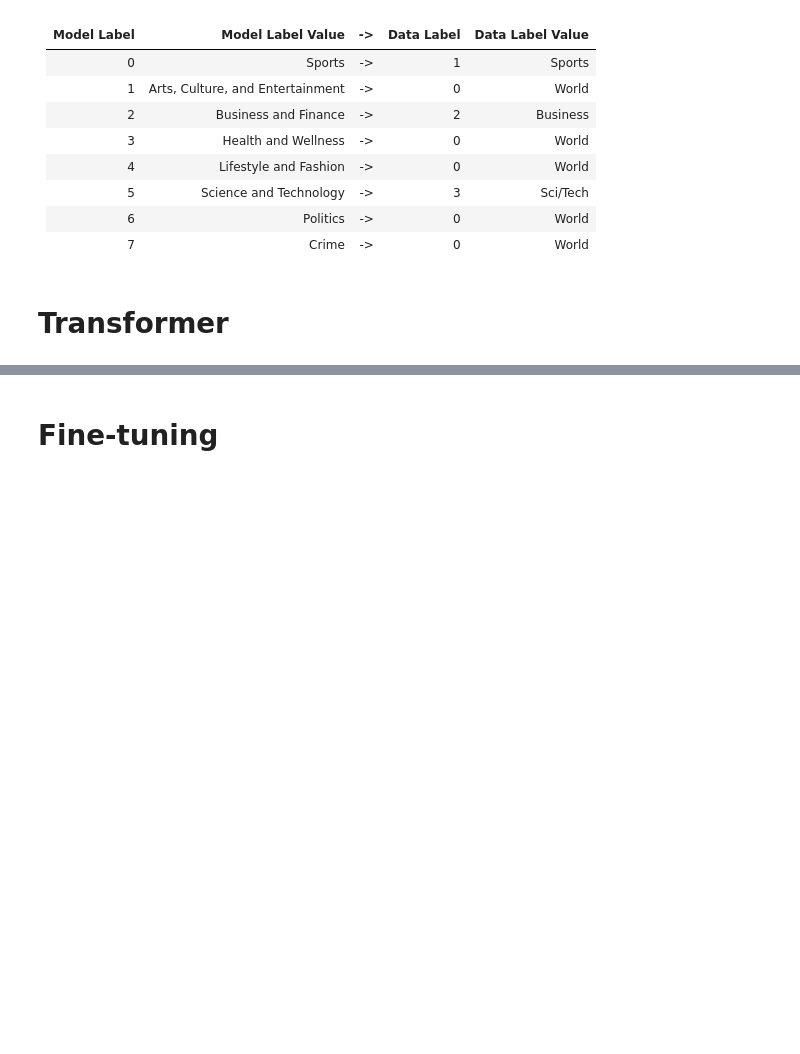
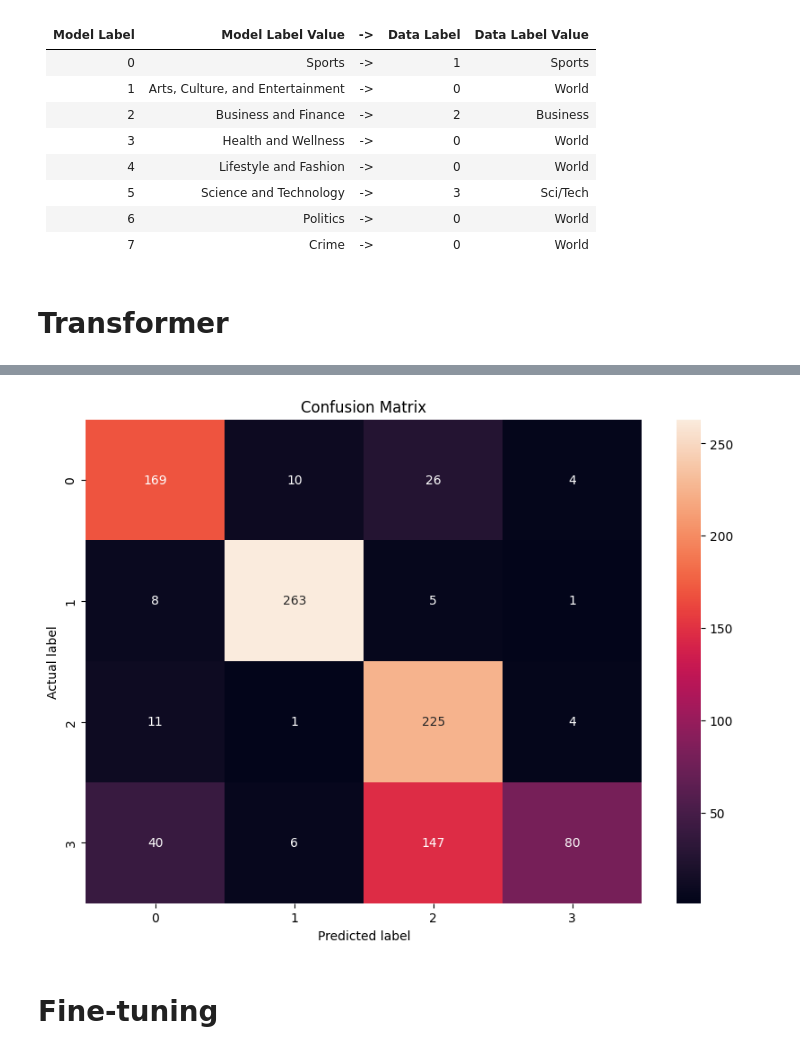
Before and after one commit to LCS-FS/NLP, a Jupyter notebook: assign2/roberta-base_topic_classification_nyt_news.ipynb, the cells around one changed output, grey strips where cells are left out. Drawn from its saved outputs; the diff is of its cells as text; code cells hidden in the pictures; blank space fills up the shorter version.

```diff
--- a/assign2/roberta-base_topic_classification_nyt_news.ipynb
+++ b/assign2/roberta-base_topic_classification_nyt_news.ipynb
@@ -31,7 +13,7 @@ Successfully installed aiohttp-3.9.5 aiosignal-1.3.1 datasets-2.19.0 dill-0.3.8
 # %%
 import pandas as pd
 
-data = pd.read_csv("../assign1/datasets/small_data_sample.csv")
+data = pd.read_csv("dataset/small_data_sample.csv")
 data
 # %% [output]
 |  | text | label |
@@ -56,16 +38,16 @@ dataset_hf = Dataset.from_pandas(data)
 # %%
 from datasets import DatasetDict
 
-# 90% train, 10% test+validation
-train_test = dataset_hf.train_test_split(test_size=0.1)
+# 80% train + validation, 20% test
+train_test = dataset_hf.train_test_split(test_size=0.2, seed=42)
 
-# Split the 10% test+validation set in half test, half validation
-valid_test = train_test['test'].train_test_split(test_size=0.5)
+# Split the 80% train+validation set in 90% train, 10% validation
+train_valid = train_test['train'].train_test_split(test_size=0.1)
 
 train_valid_test_dataset = DatasetDict({
-    'train': train_test['train'],
-    'test': valid_test['test'],
-    'validation': valid_test['train']
+    'train': train_valid['train'],
+    'test': train_test['test'],
+    'validation': train_valid['test']
 })
 # %% [markdown]
 ---
@@ -145,0 +111,4 @@ F1:  0.660218253968254
+# %%
+from transformers import pipeline
+
+classifier = pipeline(model=model_name)
@@ -145,0 +117,8 @@ F1:  0.660218253968254
+# %%
+from sklearn.metrics import classification_report
+
+sample = train_valid_test_dataset['test'][:1000] #TODO: Use all data
+predictions = [classifier(sample_row)[0]['label'] for sample_row in sample['text']]
+converted_predictions = [predictions_dict[entry] for entry in predictions]
+real_values = [int(actual_label) for actual_label in sample['label']]
+print(classification_report(real_values, converted_predictions))
@@ -146,3 +136,20 @@ F1:  0.660218253968254
+# %%
+import matplotlib.pyplot as plt
+import seaborn as sns
+from sklearn.metrics import confusion_matrix
+
+# Generate the confusion matrix
+cm = confusion_matrix(real_values, converted_predictions)
+
+# Plot the heatmap
+plt.figure(figsize=(10,7))
+sns.heatmap(cm, annot=True, fmt='d')
+plt.title('Confusion Matrix')
+plt.ylabel('Actual label')
+plt.xlabel('Predicted label')
+plt.show()
+# %% [output]
+[figure, added]
 # %% [markdown]
 # Fine-tuning
 # %% [markdown]
```
Also changed, not shown: parts of 15 cells of this notebook, 2 other files.
